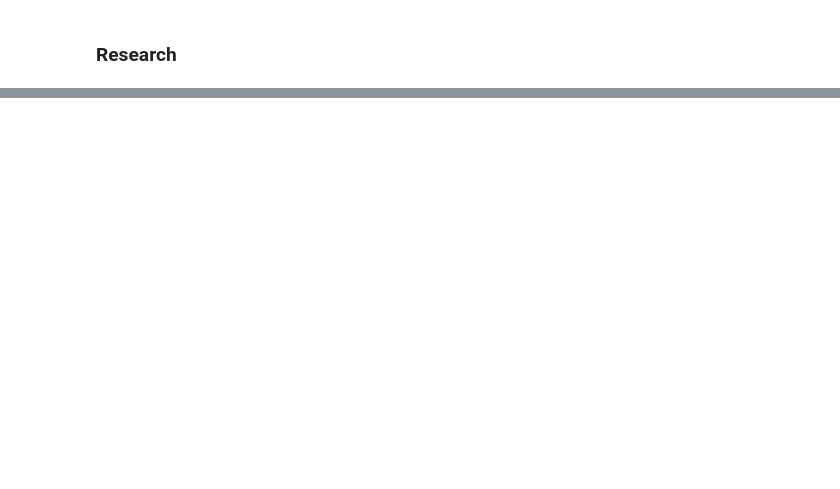
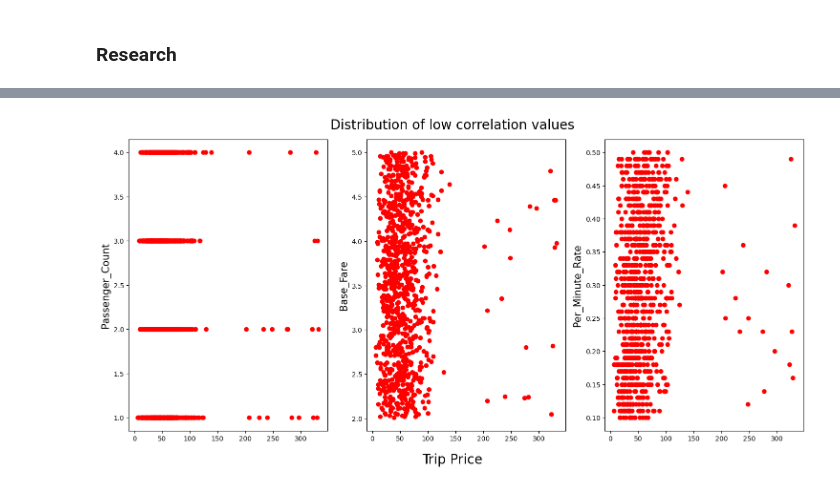
Before and after one commit to binguliki/DataScienceProject, a Jupyter notebook: research/transformation.ipynb, the cells around one changed output, grey strips where cells are left out. Drawn from its saved outputs; the diff is of its cells as text; code cells hidden in the pictures; blank space fills up the shorter version.

```diff
--- a/research/transformation.ipynb
+++ b/research/transformation.ipynb
@@ -174,0 +201,6 @@ Weather->['Clear' nan 'Rain' 'Snow']
+# %%
+low_correlation_columns = []
+threshold = .2
+for i, val in enumerate(corr[:, -1]):
+    if abs(val) < threshold:
+        low_correlation_columns.append(numerical_columns[i])
@@ -174,0 +211,15 @@ Weather->['Clear' nan 'Rain' 'Snow']
+# %%
+import seaborn as sns
+
+fig , ax = plt.subplots(1, len(low_correlation_columns), figsize=(15, 7.5))
+fig.suptitle('Distribution of low correlation values' , fontsize=20)
+
+for i, col in enumerate(low_correlation_columns):
+    ax[i].scatter(numerical_data['Trip_Price'], numerical_data[col], color="red")
+    ax[i].set_ylabel(col, fontsize=15)
+
+fig.supxlabel('Trip Price', fontsize=20)
+plt.tight_layout(rect=[0, 0 , 1 , 1])
+plt.show()
+# %% [output]
+[figure, added]
```
Also changed, not shown: parts of 17 cells of this notebook, 1 other file.
